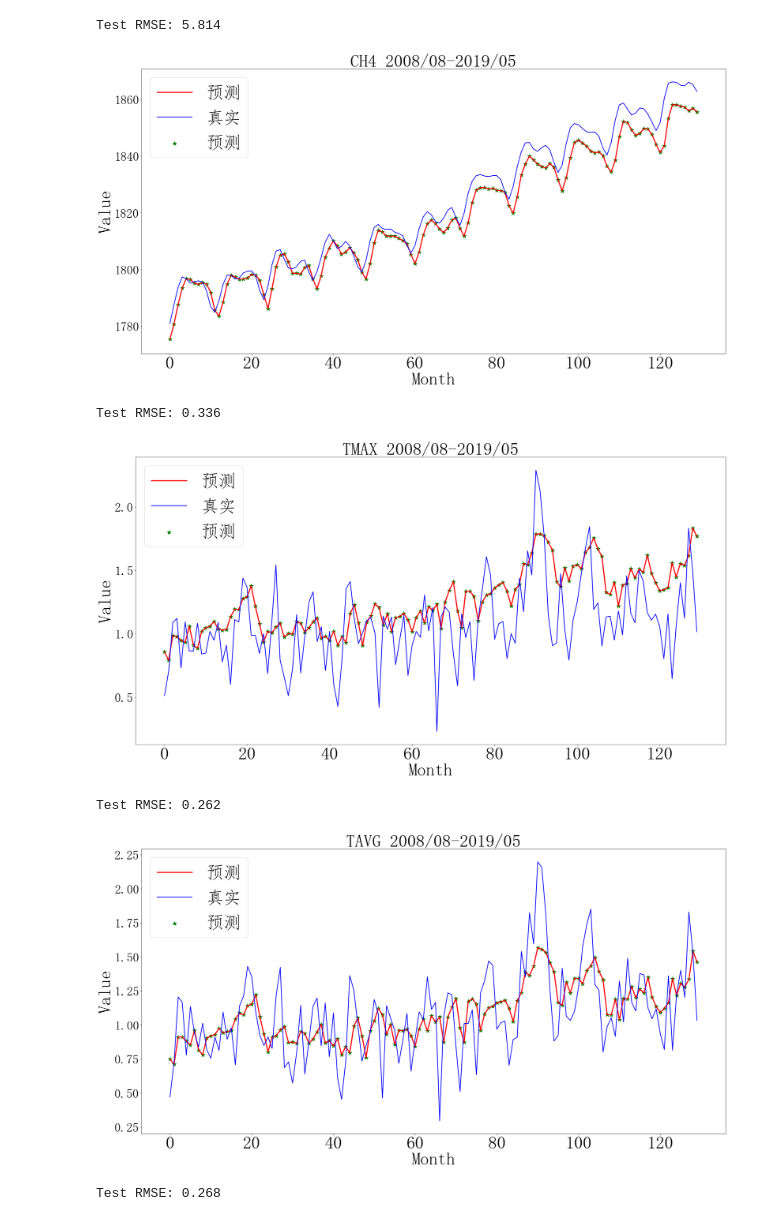
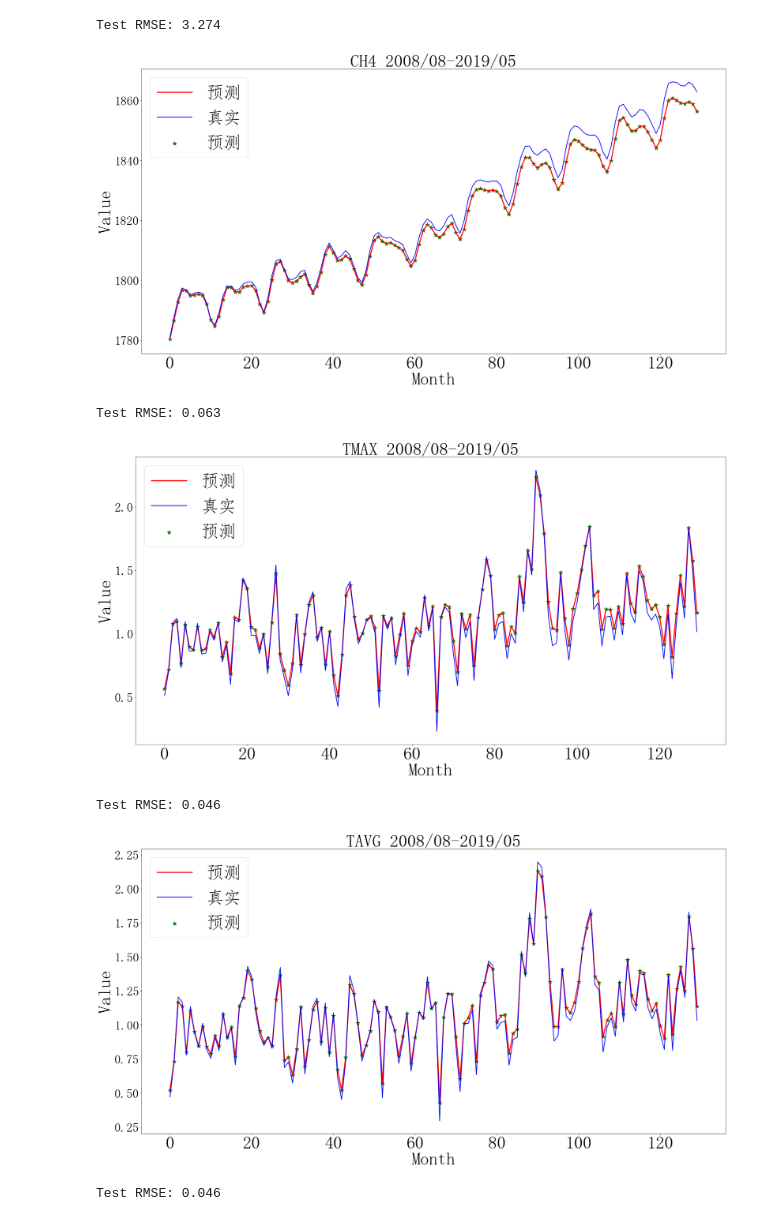
Before and after one commit to WPKENAN/shumo, a Jupyter notebook: pro2/多周期1.ipynb, the cells around one changed output. Drawn from its saved outputs; the diff is of its cells as text; code cells hidden in the pictures.

```diff
--- a/pro2/多周期1.ipynb
+++ b/pro2/多周期1.ipynb
@@ -268,6 +270,7 @@ x=np.zeros((len(inv_yhat[:,0]),1))
 for i in range(len(x)):
     x[i]=i
 
+inv_yhat=(0.7*inv_y+0.3*inv_yhat)
 
 for i in groups:
     rmse = sqrt(mean_squared_error(inv_yhat[:,i-1], inv_y[:,i-1]))
@@ -294,7 +297,7 @@ Test RMSE: 7.215
-Test RMSE: 5.814
+Test RMSE: 3.274
-[figure, old version]
+[figure, new version]
-Test RMSE: 0.336
+Test RMSE: 0.063
-[figure, old version]
+[figure, new version]
-Test RMSE: 0.262
+Test RMSE: 0.046
-[figure, old version]
+[figure, new version]
-Test RMSE: 0.268
+Test RMSE: 0.046
```
Also changed, not shown: parts of 6 cells of this notebook, 40 other files.
